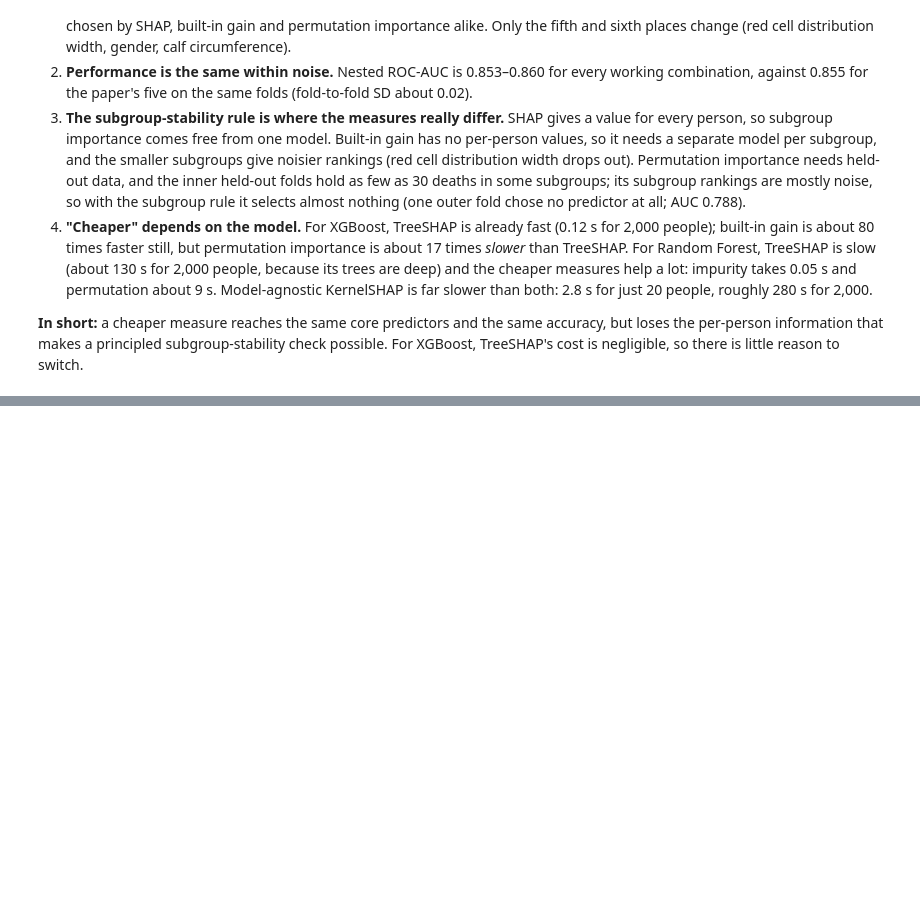
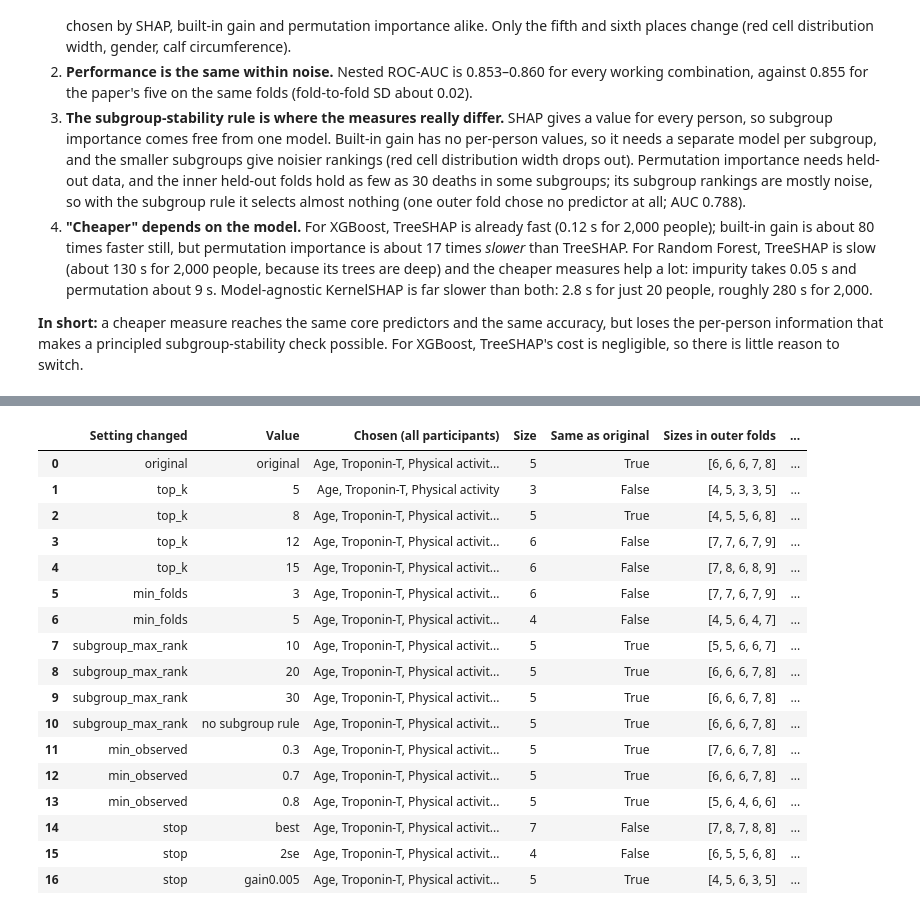
Before and after one commit to Evode-Manirahari/nhanes-cardiovascular-ml, a Jupyter notebook: notebooks/08_systematic_parsimonious_model.ipynb, the cells around one changed output, grey strips where cells are left out. Drawn from its saved outputs; the diff is of its cells as text; code cells hidden in the pictures; blank space fills up the shorter version.

Commit message:
Add threshold sensitivity analysis for parsimonious model

```diff
--- a/notebooks/08_systematic_parsimonious_model.ipynb
+++ b/notebooks/08_systematic_parsimonious_model.ipynb
@@ -250,0 +259,23 @@ TreeSHAP's cost is negligible, so there is little reason to switch.
+# %%
+s = pd.read_csv(R / "sensitivity.csv")
+s[["Setting changed", "Value", "Chosen (all participants)", "Size", "Same as original",
+   "Sizes in outer folds", "Nested outer AUC"]].round(4)
+# %% [output]
+|  | Setting changed | Value | Chosen (all participants) | Size | Same as original | Sizes in outer folds | ... |
+| 0 | original | original | Age, Troponin-T, Physical activit... | 5 | True | [6, 6, 6, 7, 8] | ... |
+| 1 | top_k | 5 | Age, Troponin-T, Physical activity | 3 | False | [4, 5, 3, 3, 5] | ... |
+| 2 | top_k | 8 | Age, Troponin-T, Physical activit... | 5 | True | [4, 5, 5, 6, 8] | ... |
+| 3 | top_k | 12 | Age, Troponin-T, Physical activit... | 6 | False | [7, 7, 6, 7, 9] | ... |
+| 4 | top_k | 15 | Age, Troponin-T, Physical activit... | 6 | False | [7, 8, 6, 8, 9] | ... |
+| 5 | min_folds | 3 | Age, Troponin-T, Physical activit... | 6 | False | [7, 7, 6, 7, 9] | ... |
+| 6 | min_folds | 5 | Age, Troponin-T, Physical activit... | 4 | False | [4, 5, 6, 4, 7] | ... |
+| 7 | subgroup_max_rank | 10 | Age, Troponin-T, Physical activit... | 5 | True | [5, 5, 6, 6, 7] | ... |
+| 8 | subgroup_max_rank | 20 | Age, Troponin-T, Physical activit... | 5 | True | [6, 6, 6, 7, 8] | ... |
+| 9 | subgroup_max_rank | 30 | Age, Troponin-T, Physical activit... | 5 | True | [6, 6, 6, 7, 8] | ... |
+| 10 | subgroup_max_rank | no subgroup rule | Age, Troponin-T, Physical activit... | 5 | True | [6, 6, 6, 7, 8] | ... |
+| 11 | min_observed | 0.3 | Age, Troponin-T, Physical activit... | 5 | True | [7, 6, 6, 7, 8] | ... |
+| 12 | min_observed | 0.7 | Age, Troponin-T, Physical activit... | 5 | True | [6, 6, 6, 7, 8] | ... |
+| 13 | min_observed | 0.8 | Age, Troponin-T, Physical activit... | 5 | True | [5, 6, 4, 6, 6] | ... |
+| 14 | stop | best | Age, Troponin-T, Physical activit... | 7 | False | [7, 8, 7, 8, 8] | ... |
+| 15 | stop | 2se | Age, Troponin-T, Physical activit... | 4 | False | [6, 5, 5, 6, 8] | ... |
+| 16 | stop | gain0.005 | Age, Troponin-T, Physical activit... | 5 | True | [4, 5, 6, 3, 5] | ... |
```
Also changed, not shown: parts of 5 cells of this notebook, 1 other file.
